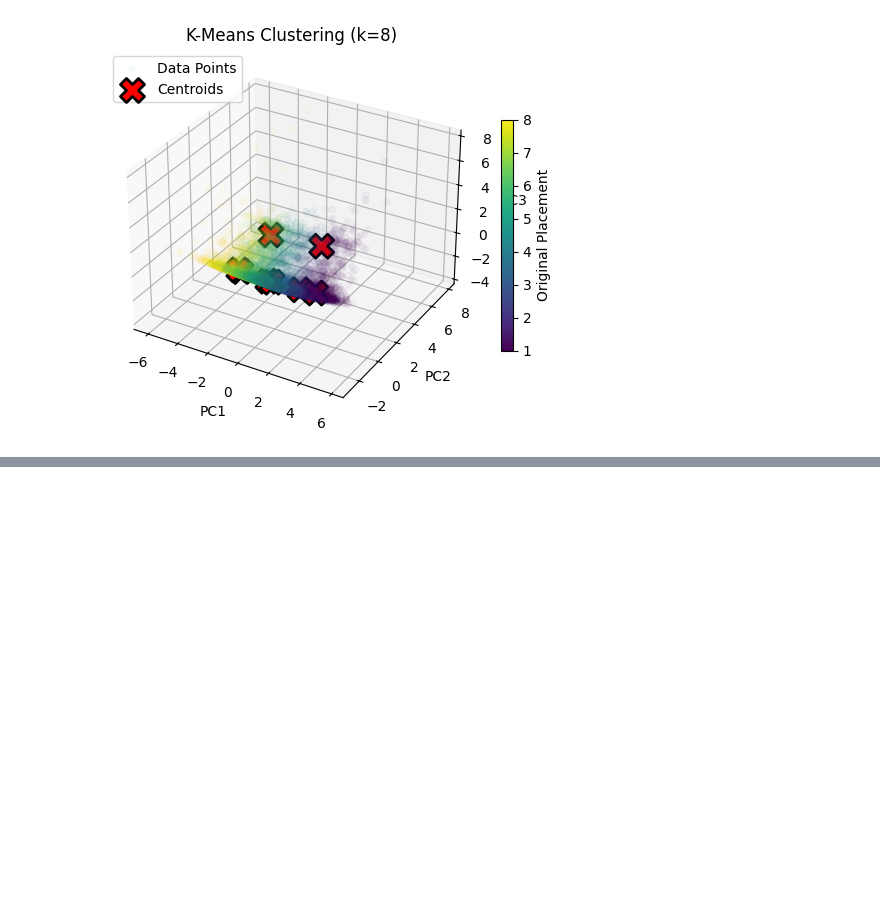
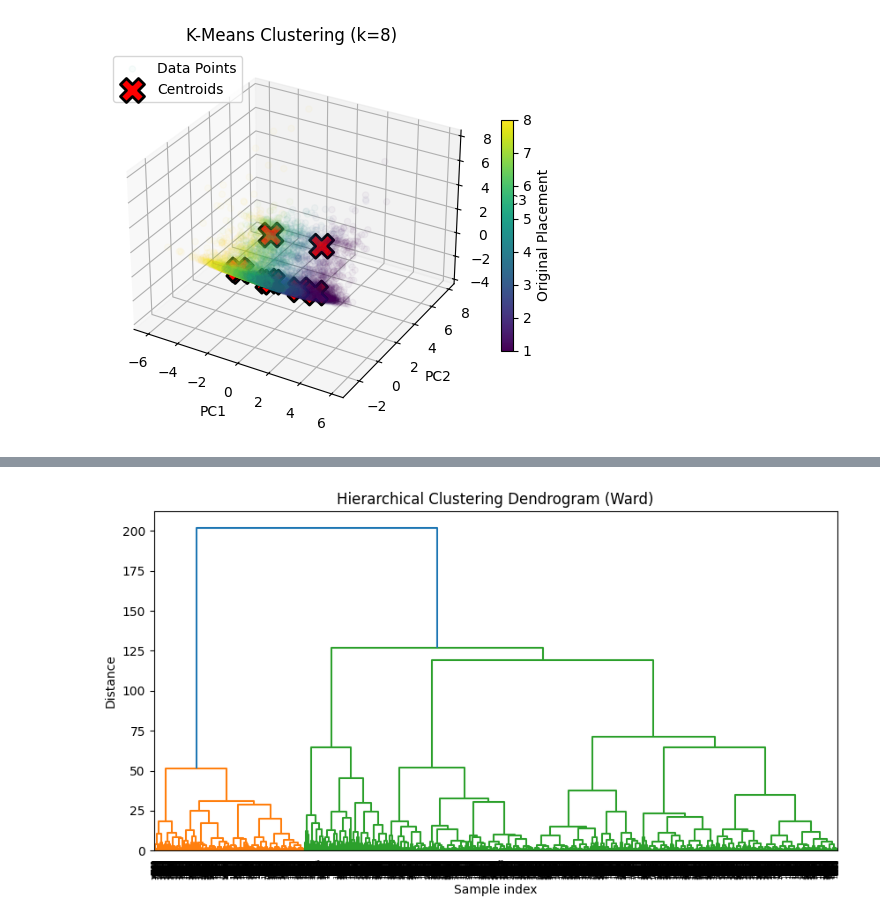
Before and after one commit to WiHi1131/Machine-Learning-Project, a Jupyter notebook: code/Clustering.ipynb, the cells around one changed output, grey strips where cells are left out. Saved outputs shown, nothing was run; the diff lists cells and outputs as text; code cells hidden in the pictures; blank space fills up the shorter version.

Commit message:
Added dendrogram code and image

```diff
--- a/code/Clustering.ipynb
+++ b/code/Clustering.ipynb
@@ -106,0 +118,17 @@ for k in k_values:
+# %%
+# For hierarchical clustering and dendrogram:
+from scipy.cluster.hierarchy import dendrogram, linkage, fcluster
+
+Z = linkage(X, method='ward')
+
+plt.figure(figsize=(10, 5))
+dendrogram(Z)
+plt.title("Hierarchical Clustering Dendrogram (Ward)")
+plt.xlabel("Sample index")
+plt.ylabel("Distance")
+plt.show()
+
+num_clusters = 2
+cluster_labels = fcluster(Z, t=num_clusters, criterion='maxclust')
+# %% [output]
+[figure, added]
```
Also changed, not shown: parts of 2 cells of this notebook, 3 other files.
